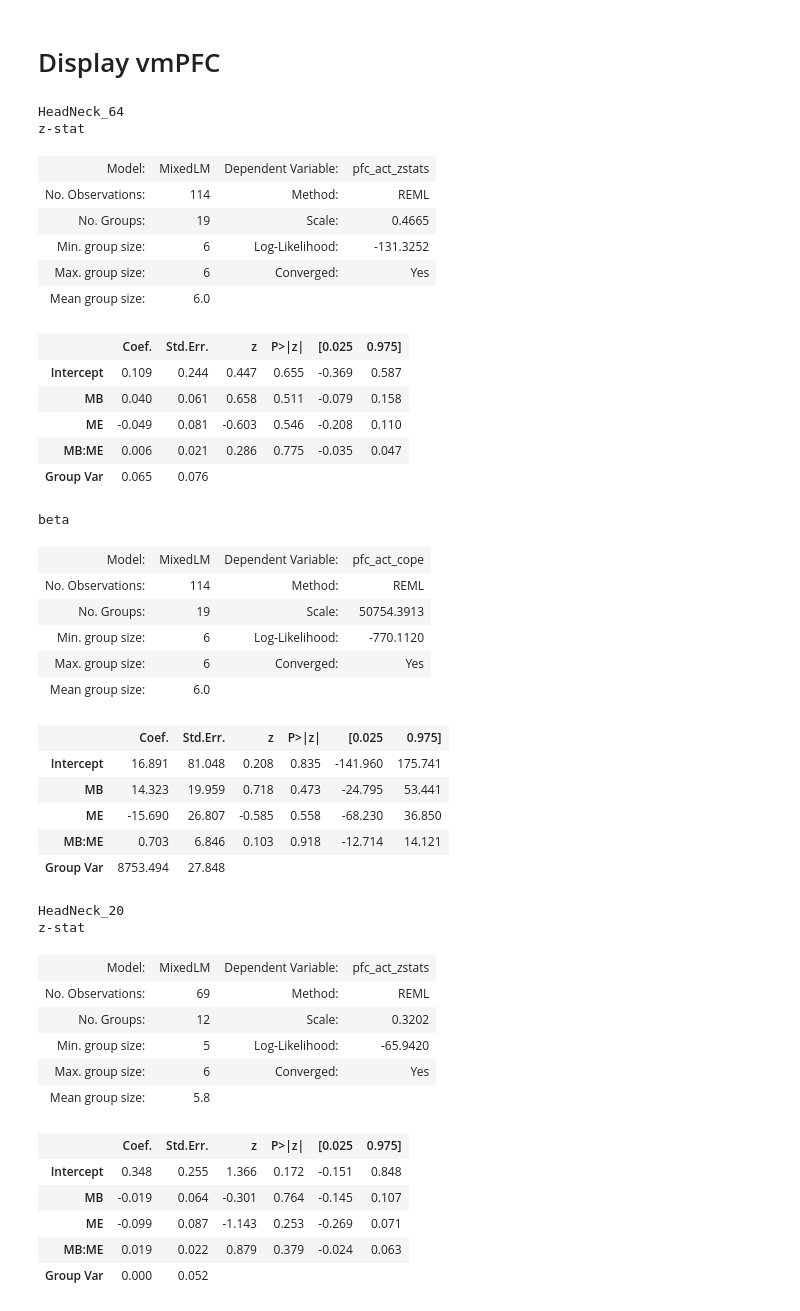
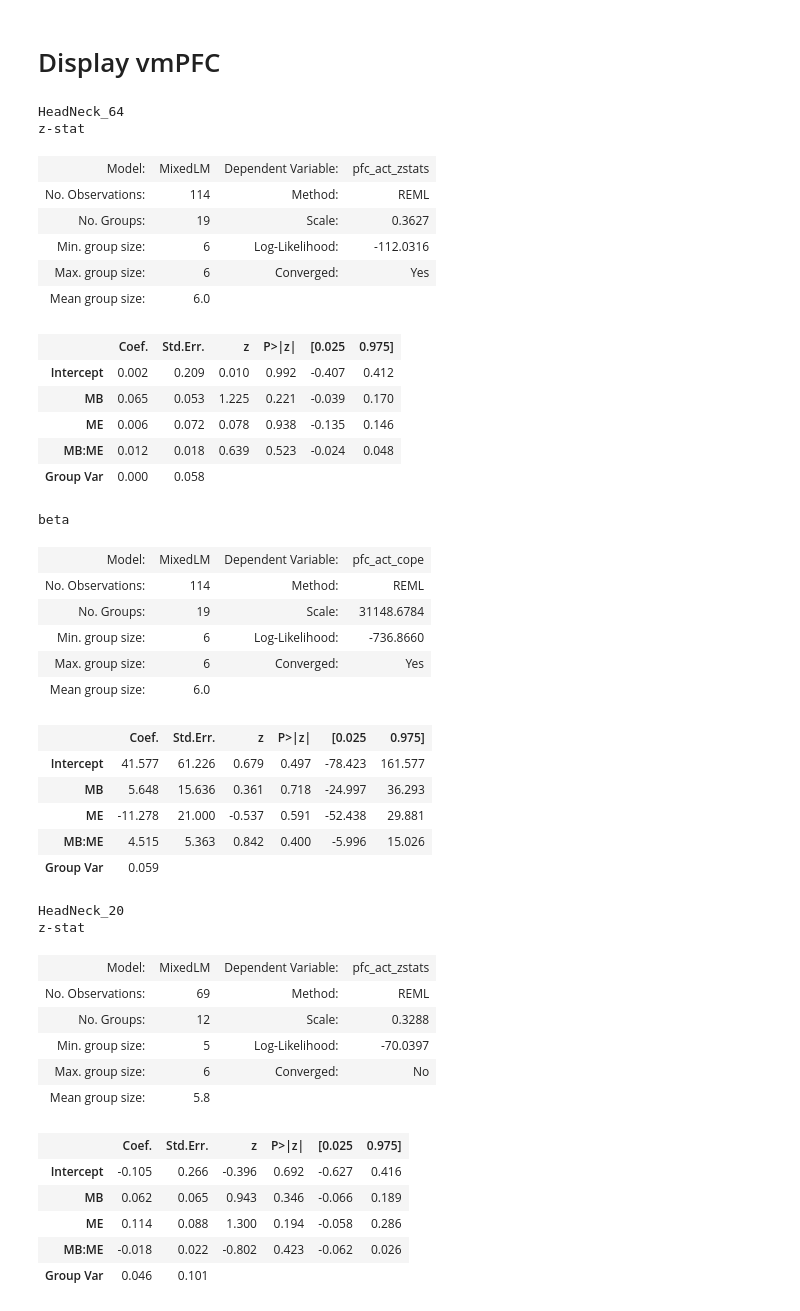
Before and after one commit to DVS-Lab/rf1-mbme-pilot, a Jupyter notebook: code/Zstat_analysis&figures.ipynb, the cells around one changed output. Saved outputs shown, nothing was run; the diff lists cells and outputs as text; code cells hidden in the pictures.

```diff
--- a/code/Zstat_analysis&figures.ipynb
+++ b/code/Zstat_analysis&figures.ipynb
@@ -809,9 +809,9 @@ varcopes=[]
 for index,row in tqdm(subs.iterrows(),total=subs.shape[0]):
     sub=row['sub']
     aqc=row['acq']
-    cope='../derivatives/fsl/%s/L1_task-sharedreward_model-1_type-act_acq-%s_sm-4.feat/stats/cope15.nii.gz'%(sub,aqc)
-    zstat='../derivatives/fsl/%s/L1_task-sharedreward_model-1_type-act_acq-%s_sm-4.feat/stats/tstat15.nii.gz'%(sub,aqc)
-    varcope='../derivatives/fsl/%s/L1_task-sharedreward_model-1_type-act_acq-%s_sm-4.feat/stats/varcope15.nii.gz'%(sub,aqc)
+    cope='../derivatives/fsl/%s/L1_task-sharedreward_model-1_type-act_acq-%s_sm-4.feat/stats/cope13.nii.gz'%(sub,aqc)
+    zstat='../derivatives/fsl/%s/L1_task-sharedreward_model-1_type-act_acq-%s_sm-4.feat/stats/tstat13.nii.gz'%(sub,aqc)
+    varcope='../derivatives/fsl/%s/L1_task-sharedreward_model-1_type-act_acq-%s_sm-4.feat/stats/varcope13.nii.gz'%(sub,aqc)
 
     if os.path.exists(cope):
         #Extracting VS Reward cope,zstat, and varcope
@@ -850,69 +850,69 @@ for HC in plt_df['HeadCoil'].unique():
 print("Results for Zstatistics")
 res=smf.mixedlm('pfc_act_zstats ~ MB * ME * HeadCoil',data=plt_df,groups=plt_df['sub']).fit()
 display(res.summary())
-sns.catplot(x='MB',y='pfc_act_zstats',hue='ME',data=plt_df,kind='bar',order=[1,3,6],col='HeadCoil')
+sns.catplot(x='MB',y='pfc_act_zstats',hue='ME',data=plt_df,kind='bar',order=[1,3,6],col='HeadCoil',ci=68)
 
 plt.show()
 plt.savefig("../derivatives/figures/assets/pfc_act-act_zstat.svg")
 
 print("Results for Cope")
 res=smf.mixedlm('pfc_act_cope ~ MB * ME * HeadCoil',data=plt_df,groups=plt_df['sub']).fit()
 display(res.summary())
-sns.catplot(x='MB',y='pfc_act_cope',hue='ME',col='HeadCoil',
+sns.catplot(x='MB',y='pfc_act_cope',hue='ME',col='HeadCoil',ci=68,
             data=plt_df,kind='bar',order=[1,3,6])
 plt.show()
 plt.savefig("../derivatives/figures/assets/pfc_act-act_cope.svg")
 
 
 # print("Results for VarCope")
 # res=smf.mixedlm('pfc_act_varcope ~ MB * ME * HeadCoil',data=plt_df,groups=plt_df['sub']).fit()
 # display(res.summary())
 # sns.catplot(x='MB',y='pfc_act_varcope',hue='ME',col='HeadCoil',
 #             data=plt_df,kind='bar',order=[1,3,6])
 #plt.show()
 #plt.savefig("../derivatives/figures/assets/pfc_act-act_varcope.svg")
 # %% [output]
 HeadNeck_64
 z-stat
 | Model: | MixedLM | Dependent Variable: | pfc_act_zstats |
 | No. Observations: | 114 | Method: | REML |
-| No. Groups: | 19 | Scale: | 0.4665 |
-| Min. group size: | 6 | Log-Likelihood: | -131.3252 |
+| No. Groups: | 19 | Scale: | 0.3627 |
+| Min. group size: | 6 | Log-Likelihood: | -112.0316 |
 | Max. group size: | 6 | Converged: | Yes |
 | Mean group size: | 6.0 |  |  |
 |  | Coef. | Std.Err. | z | P>|z| | [0.025 | 0.975] |
-| Intercept | 0.109 | 0.244 | 0.447 | 0.655 | -0.369 | 0.587 |
-| MB | 0.040 | 0.061 | 0.658 | 0.511 | -0.079 | 0.158 |
-| ME | -0.049 | 0.081 | -0.603 | 0.546 | -0.208 | 0.110 |
-| MB:ME | 0.006 | 0.021 | 0.286 | 0.775 | -0.035 | 0.047 |
-| Group Var | 0.065 | 0.076 |  |  |  |  |
+| Intercept | 0.002 | 0.209 | 0.010 | 0.992 | -0.407 | 0.412 |
+| MB | 0.065 | 0.053 | 1.225 | 0.221 | -0.039 | 0.170 |
+| ME | 0.006 | 0.072 | 0.078 | 0.938 | -0.135 | 0.146 |
+| MB:ME | 0.012 | 0.018 | 0.639 | 0.523 | -0.024 | 0.048 |
+| Group Var | 0.000 | 0.058 |  |  |  |  |
 beta
 | Model: | MixedLM | Dependent Variable: | pfc_act_cope |
 | No. Observations: | 114 | Method: | REML |
-| No. Groups: | 19 | Scale: | 50754.3913 |
-| Min. group size: | 6 | Log-Likelihood: | -770.1120 |
+| No. Groups: | 19 | Scale: | 31148.6784 |
+| Min. group size: | 6 | Log-Likelihood: | -736.8660 |
 | Max. group size: | 6 | Converged: | Yes |
 | Mean group size: | 6.0 |  |  |
 |  | Coef. | Std.Err. | z | P>|z| | [0.025 | 0.975] |
-| Intercept | 16.891 | 81.048 | 0.208 | 0.835 | -141.960 | 175.741 |
-| MB | 14.323 | 19.959 | 0.718 | 0.473 | -24.795 | 53.441 |
-| ME | -15.690 | 26.807 | -0.585 | 0.558 | -68.230 | 36.850 |
-| MB:ME | 0.703 | 6.846 | 0.103 | 0.918 | -12.714 | 14.121 |
-| Group Var | 8753.494 | 27.848 |  |  |  |  |
+| Intercept | 41.577 | 61.226 | 0.679 | 0.497 | -78.423 | 161.577 |
+| MB | 5.648 | 15.636 | 0.361 | 0.718 | -24.997 | 36.293 |
+| ME | -11.278 | 21.000 | -0.537 | 0.591 | -52.438 | 29.881 |
+| MB:ME | 4.515 | 5.363 | 0.842 | 0.400 | -5.996 | 15.026 |
+| Group Var | 0.059 |  |  |  |  |  |
 HeadNeck_20
 z-stat
 | Model: | MixedLM | Dependent Variable: | pfc_act_zstats |
 | No. Observations: | 69 | Method: | REML |
-| No. Groups: | 12 | Scale: | 0.3202 |
-| Min. group size: | 5 | Log-Likelihood: | -65.9420 |
-| Max. group size: | 6 | Converged: | Yes |
+| No. Groups: | 12 | Scale: | 0.3288 |
+| Min. group size: | 5 | Log-Likelihood: | -70.0397 |
+| Max. group size: | 6 | Converged: | No |
 | Mean group size: | 5.8 |  |  |
 |  | Coef. | Std.Err. | z | P>|z| | [0.025 | 0.975] |
-| Intercept | 0.348 | 0.255 | 1.366 | 0.172 | -0.151 | 0.848 |
-| MB | -0.019 | 0.064 | -0.301 | 0.764 | -0.145 | 0.107 |
-| ME | -0.099 | 0.087 | -1.143 | 0.253 | -0.269 | 0.071 |
-| MB:ME | 0.019 | 0.022 | 0.879 | 0.379 | -0.024 | 0.063 |
-| Group Var | 0.000 | 0.052 |  |  |  |  |
+| Intercept | -0.105 | 0.266 | -0.396 | 0.692 | -0.627 | 0.416 |
+| MB | 0.062 | 0.065 | 0.943 | 0.346 | -0.066 | 0.189 |
+| ME | 0.114 | 0.088 | 1.300 | 0.194 | -0.058 | 0.286 |
+| MB:ME | -0.018 | 0.022 | -0.802 | 0.423 | -0.062 | 0.026 |
+| Group Var | 0.046 | 0.101 |  |  |  |  |
 beta
 | Model: | MixedLM | Dependent Variable: | pfc_act_cope |
 | No. Observations: | 69 | Method: | REML |
```
Also changed, not shown: parts of 5 cells of this notebook, 5 other files.
